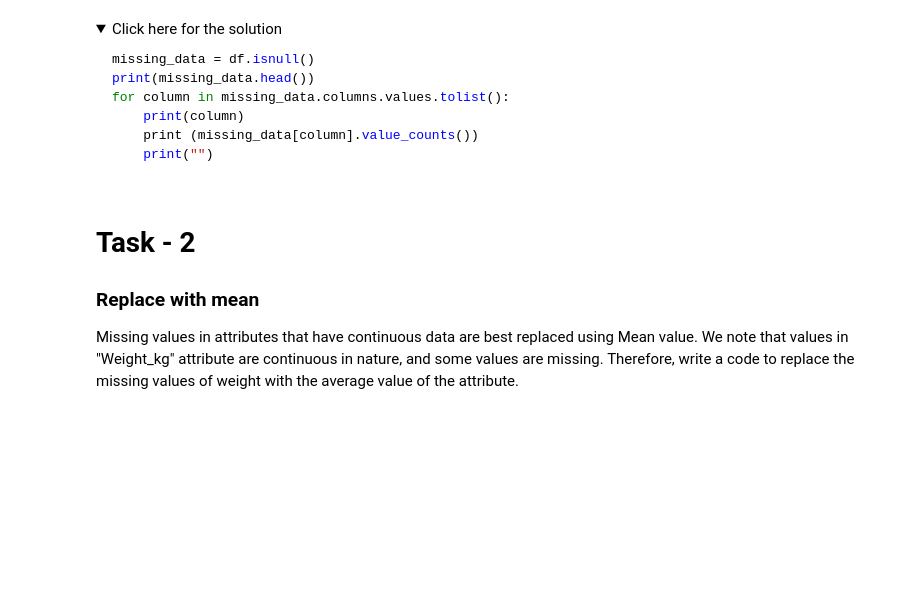
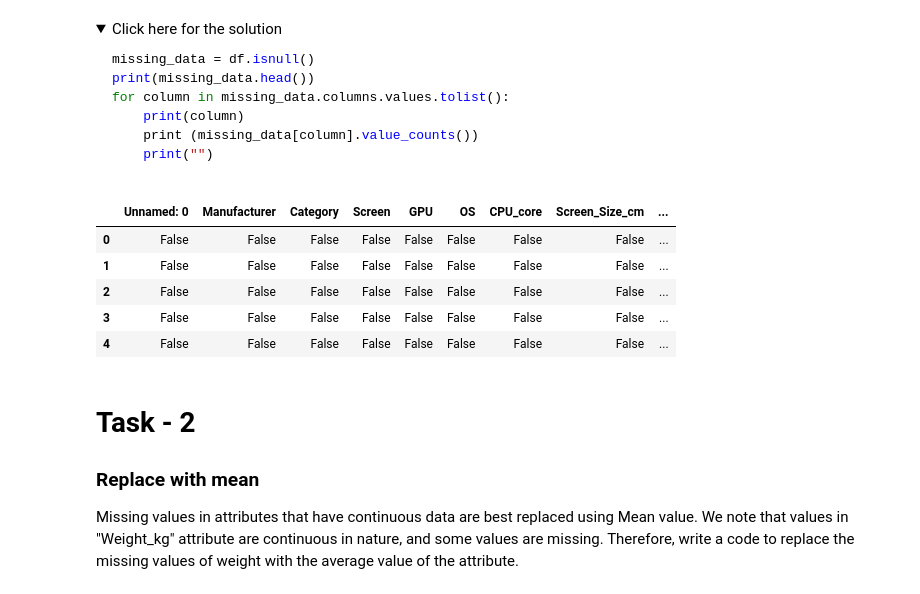
Before and after one commit to BulentKaradeniz/Coursera_HandsOn, a Jupyter notebook: practice_data_wrangling.jupyterlite (1).ipynb, the cells around one changed output. Drawn from its saved outputs; the diff is of its cells as text; code cells hidden in the pictures; folded sections open; blank space fills up the shorter version.

````diff
--- a/practice_data_wrangling.jupyterlite (1).ipynb
+++ b/practice_data_wrangling.jupyterlite (1).ipynb
@@ -64,4 +64,4 @@ NameError: name 'download' is not defined
 # %% [markdown]
 First we load data into a `pandas.DataFrame`:
 # %%
-df = pd.read_csv(file_name, header=0)
+df = pd.read_csv("laptops.csv", header=0)
@@ -70,5 +68,3 @@ NameError: name 'file_name' is not defined
-# %%
-df = pd.read_csv("laptops.csv", header=1)
 # %% [markdown]
 > Note: This version of the lab is working on JupyterLite, which requires the dataset to be downloaded to the interface.While working on the downloaded version of this notebook on their local machines(Jupyter Anaconda), the learners can simply **skip the steps above,** and simply use the URL directly in the `pandas.read_csv()` function. You can uncomment and run the statements in the cell below.
 # %%
@@ -179,6 +175,15 @@ for column in missing_data.columns.values.tolist():
 ```
 
 </details>
+# %%
+missing_data.head()
+# %% [output]
+|  | Unnamed: 0 | Manufacturer | Category | Screen | GPU | OS | CPU_core | Screen_Size_cm | ... |
+| 0 | False | False | False | False | False | False | False | False | ... |
+| 1 | False | False | False | False | False | False | False | False | ... |
+| 2 | False | False | False | False | False | False | False | False | ... |
+| 3 | False | False | False | False | False | False | False | False | ... |
+| 4 | False | False | False | False | False | False | False | False | ... |
 # %% [markdown]
 # Task - 2
 
````
Also changed, not shown: parts of 5 cells of this notebook.
